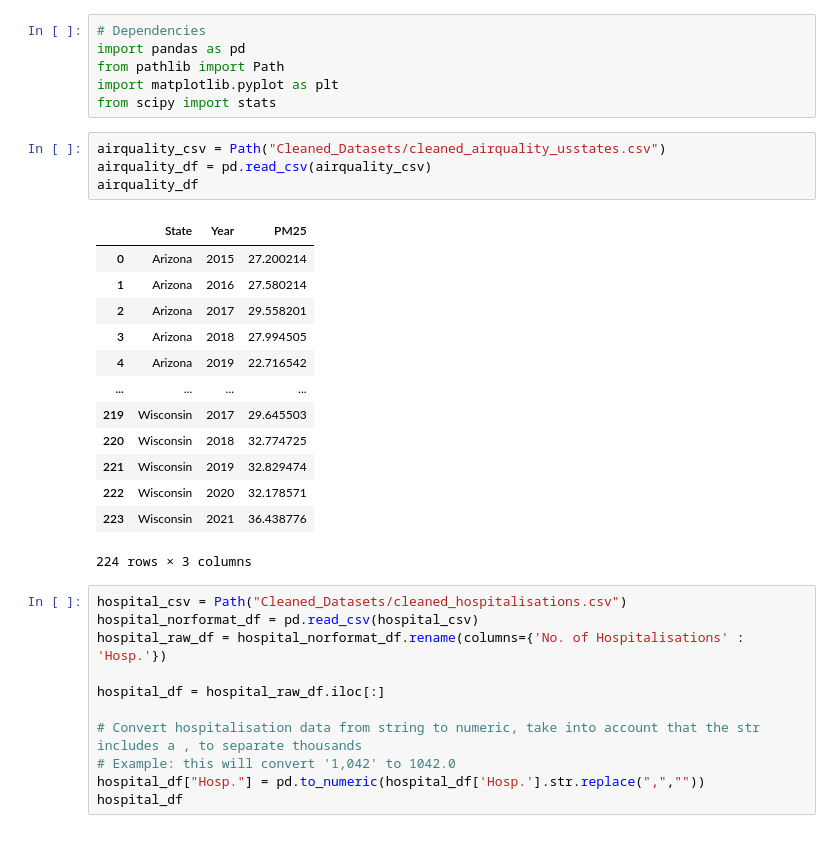
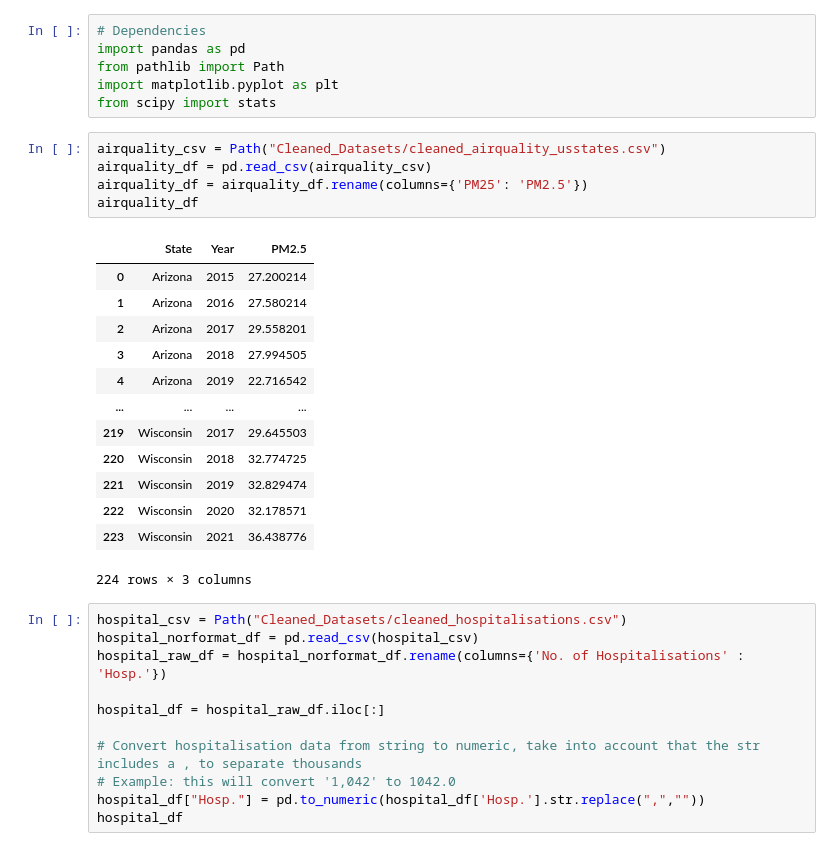
Before and after one commit to benoitchamot/AirQuality_and_Happiness, a Jupyter notebook: Analysis_AirQuality_and_Hospitalisations_in_US.ipynb, the cells around one changed output. Saved outputs shown, nothing was run; the diff lists cells and outputs as text.

```diff
--- a/Analysis_AirQuality_and_Hospitalisations_in_US.ipynb
+++ b/Analysis_AirQuality_and_Hospitalisations_in_US.ipynb
@@ -9,9 +9,10 @@ from scipy import stats
 # %%
 airquality_csv = Path("Cleaned_Datasets/cleaned_airquality_usstates.csv")
 airquality_df = pd.read_csv(airquality_csv)
+airquality_df = airquality_df.rename(columns={'PM25': 'PM2.5'})
 airquality_df
 # %% [output]
-|  | State | Year | PM25 |
+|  | State | Year | PM2.5 |
 | 0 | Arizona | 2015 | 27.200214 |
 | 1 | Arizona | 2016 | 27.580214 |
 | 2 | Arizona | 2017 | 29.558201 |
```
Also changed, not shown: parts of 3 cells of this notebook, 2 other files.
